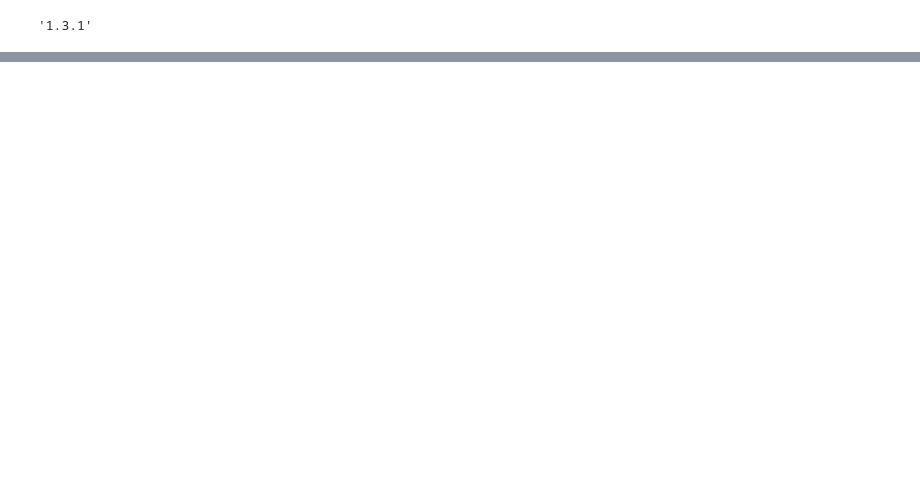
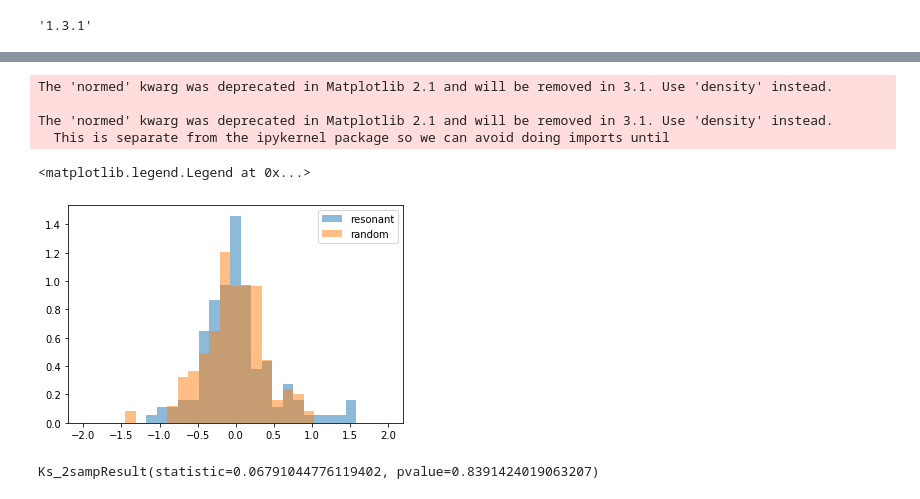
Before and after one commit to Naireen/MLstability, a Jupyter notebook: Analysis/Resonant/DIfferences.ipynb, the cells around one changed output, grey strips where cells are left out. Drawn from its saved outputs; the diff is of its cells as text; code cells hidden in the pictures; blank space fills up the shorter version.

```diff
--- a/Analysis/Resonant/DIfferences.ipynb
+++ b/Analysis/Resonant/DIfferences.ipynb
@@ -70,0 +79,6 @@ scipy.__version__
+# %%
+# Resonant Data
+
+file_path = "../../csvs/Res_3_feats/"
+resonant_shadow_systems = pd.read_csv(file_path + "Gaussian_Fits_317.csv")
+resonant_shadow_systems.tail()
@@ -70,0 +92,11 @@ scipy.__version__
+# %%
+res_test_shadow_system = res_test[ np.isin(res_test.index.values, resonant_shadow_systems["ID"])]
+res_test_shadow_system_diff_data = res_test_shadow_system[ (np.log10(res_test_shadow_system["instability_time"])<end_time_cut ) &
+                       (np.log10(res_test_shadow_system["shadow_instability_time"])<end_time_cut ) &
+                       (np.log10(res_test_shadow_system["instability_time"])>start_time_cut ) &
+                       (np.log10(res_test_shadow_system["shadow_instability_time"])>start_time_cut ) ]
+
+
+# print(res_test_shadow_system_diff_data)
+res_diff_data = np.log10(res_test_shadow_system_diff_data["instability_time"]) - np.log10(res_test_shadow_system_diff_data["shadow_instability_time"])
+res_diff_data
@@ -70,0 +138,16 @@ scipy.__version__
+# %%
+bins = np.linspace(-2, 2, 30)
+plt.hist(res_diff_data, bins = bins, label = "resonant", alpha = 0.5, normed = 1)
+plt.hist(random_diff_data, bins = bins, label = "random", alpha = 0.5, normed = 2)
+plt.legend()
+# %% [output]
+The 'normed' kwarg was deprecated in Matplotlib 2.1 and will be removed in 3.1. Use 'density' instead.
+
+The 'normed' kwarg was deprecated in Matplotlib 2.1 and will be removed in 3.1. Use 'density' instead.
+  This is separate from the ipykernel package so we can avoid doing imports until
+<matplotlib.legend.Legend at 0x...>
+[figure, added]
+# %%
+ks_2samp(res_diff_data, random_diff_data)
+# %% [output]
+Ks_2sampResult(statistic=0.06791044776119402, pvalue=0.8391424019063207)
```
Also changed, not shown: parts of 10 cells of this notebook.
